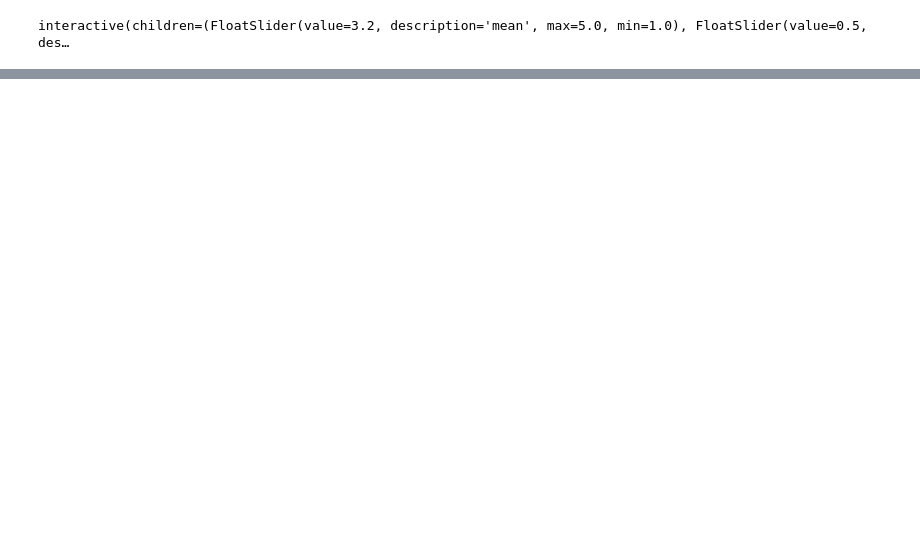
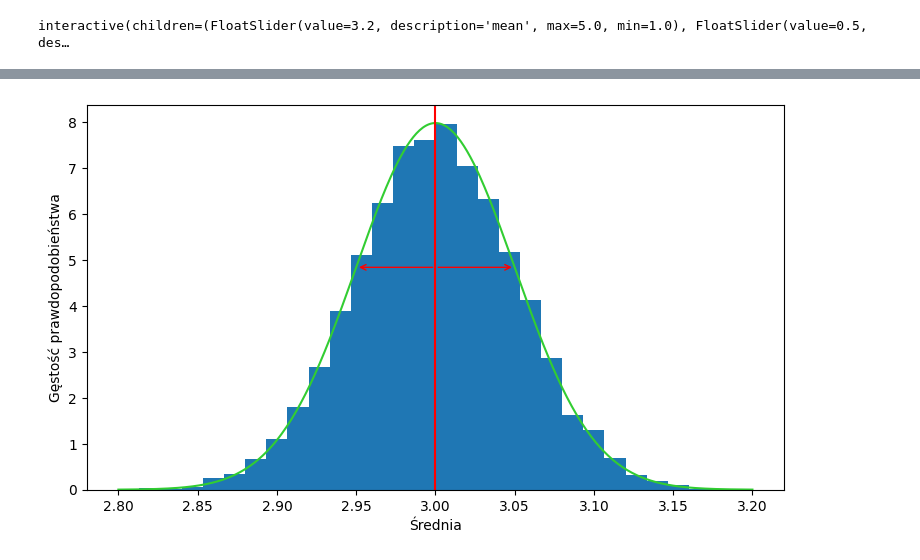
Before and after one commit to odmina/metody_zp, a Jupyter notebook: ci.ipynb, the cells around one changed output, grey strips where cells are left out. Cells and saved outputs as stored; diff of their text form; code cells hidden in the pictures; blank space fills up the shorter version.

```diff
--- a/ci.ipynb
+++ b/ci.ipynb
@@ -51,24 +59,29 @@ Wciśnij przycisk "losuj", aby wylosować próbę 100 noworotków i przedstawić
 # %%
-from IPython.display import display, clear_output
+from IPython.display import display
 
 button = widgets.Button(
     value=False,
-    description='Click me',
+    description='Losuj próbę!',
     disabled=False,
     button_style='', # 'success', 'info', 'warning', 'danger' or ''
-    tooltip='Description',
-    icon='check' # (FontAwesome names without the `fa-` prefix)
+    tooltip='Wciśnij przycisk, żeby wylosować próbę 100 dzieci i przedstawić ich wagę urodzeniową na histogramie!'
 )
 
 output = widgets.Output()
 display(button, output)
 
+true_mean=3.0
+sample_size=100
+
 def sample_and_plot(b, rng=rng):
-    sample = rng.normal(loc=3.0, scale=0.5, size=100)
-    clear_output(wait=False)
+    sample = rng.normal(loc=true_mean, scale=0.5, size=sample_size)
     with output:
-        fig, ax = plt.subplots()
+        fig, ax = plt.subplots(figsize=(4,3))
         ax.hist(sample)
+        ax.vlines(x=np.mean(sample), ymin=0, ymax=1, transform=ax.get_xaxis_transform(), color="red")
+        ax.set_xlim((1.5,4.5))
+        ax.set_xlabel("Waga urodzeniowa")
+        ax.set_ylabel("Liczba obserwacji")
         plt.show()
 
 button.on_click(sample_and_plot)
@@ -77,0 +147,17 @@ button.on_click(sample_and_plot)
+# %%
+sem = sd/np.sqrt(sample_size)
+fig, ax = plt.subplots(figsize=(9,5))
+ax.hist(np.mean(samples, axis=1), bins=np.linspace(true_mean-4*sem, true_mean+4*sem, 31)[1:], density=True)
+ax.set_ylabel("Gęstość prawdopodobieństwa")
+ax.set_xlabel("Średnia")
+x=np.arange(2.8, 3.2, 0.001)
+ax.plot(x, norm.pdf(x, loc=3, scale=sem), color="limegreen")
+ax.vlines(x=3, ymin=0, ymax=1, transform=ax.get_xaxis_transform(), color="red")
+sd_arrow_vertical=norm.pdf(3-sem, loc=3, scale=sem)
+ax.annotate("", xytext=(3.0, sd_arrow_vertical), xy=(3-sem, sd_arrow_vertical),
+            arrowprops=dict(arrowstyle="->", color="red"))
+ax.annotate("", xytext=(3.0, sd_arrow_vertical), xy=(3+sem, sd_arrow_vertical),
+            arrowprops=dict(arrowstyle="->", color="red"))
+plt.show()
+# %% [output]
+[figure, added]
```
Also changed, not shown: parts of 11 cells of this notebook.
